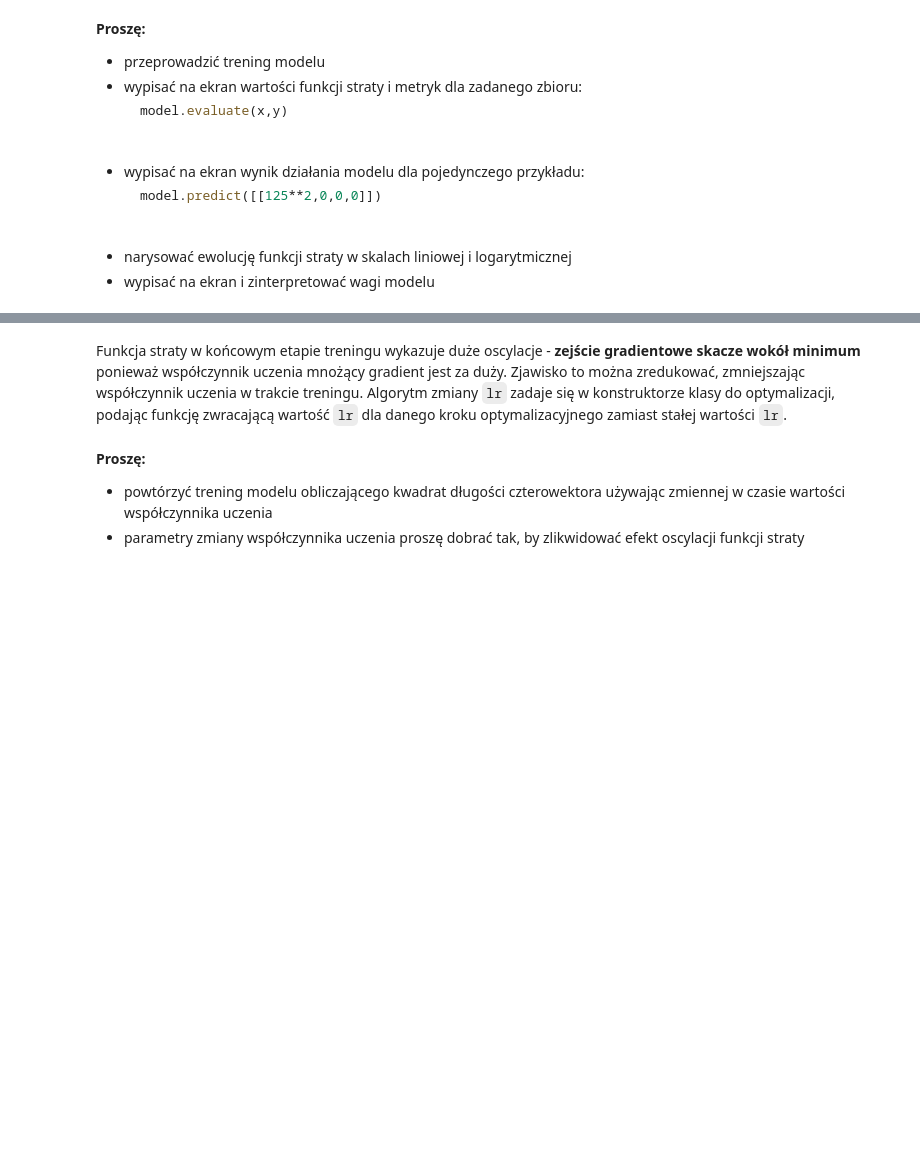
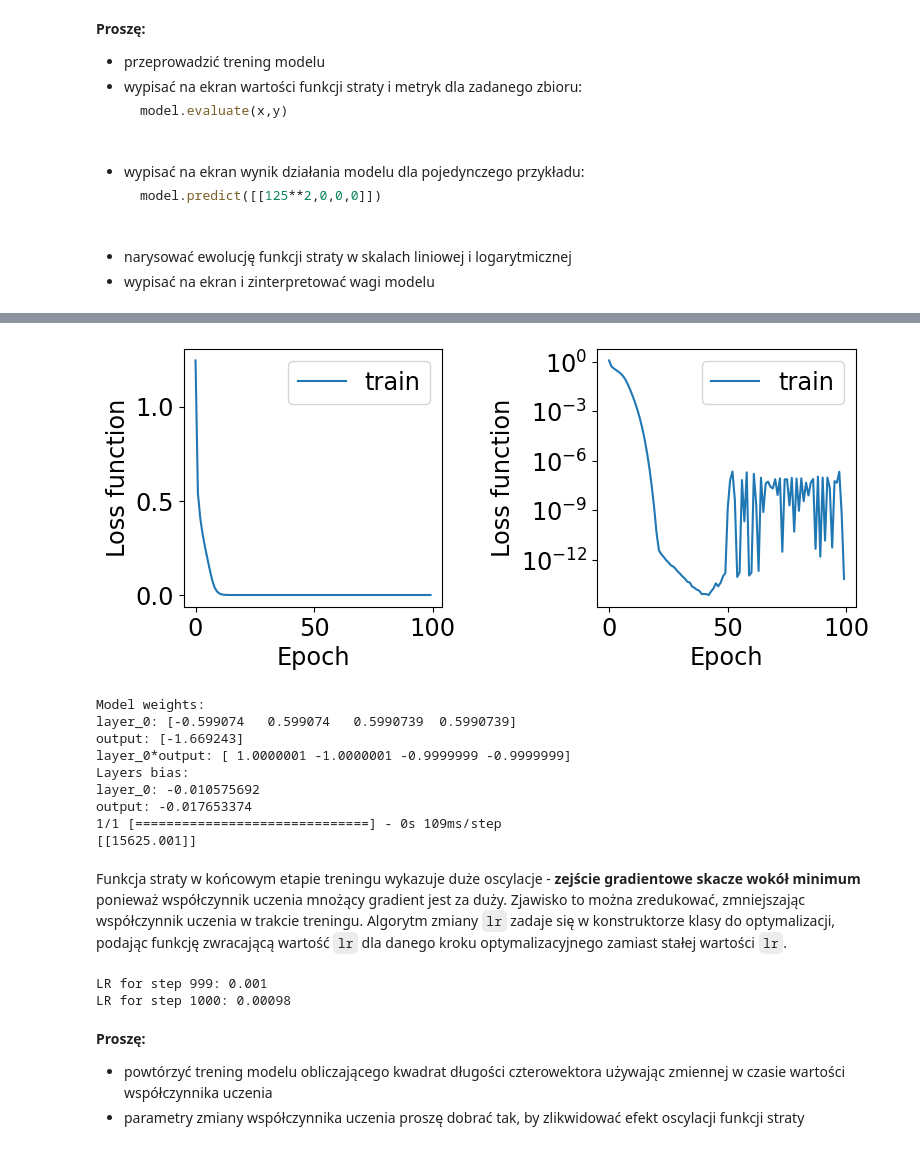
Before and after one commit to bkasza/MLII, a Jupyter notebook: 12.03/03_Trening_modelu.ipynb, the cells around one changed output, grey strips where cells are left out. Saved outputs shown, nothing was run; the diff lists cells and outputs as text; code cells hidden in the pictures; blank space fills up the shorter version.

```diff
--- a/12.03/03_Trening_modelu.ipynb
+++ b/12.03/03_Trening_modelu.ipynb
@@ -362,0 +415,22 @@ pass
+# %%
+%time
+"evol model"
+nInputs = 4
+nHidenNeurons = 1
+nOutputNeurons = 1
+
+nPoints = 10000
+x = getFeatures(nPoints)
+y = np.sum(x*(1,-1,-1,-1), axis=1) # x razy wektor wag, czyli to do czego sie fitujemy
+
+nInputs = 4
+nHidenNeurons = 1
+nOutputNeurons = 1
+lr = 1E-3
+model = getModel(nInputs, nHidenNeurons, nOutputNeurons, lr)
+
+nEpochs = 100
+history = model.fit(x=x, y=y, epochs=nEpochs, verbose=0)
+metrics = model.evaluate(x=x, y=y)
+
+x_test = np.array([[125**2,0,0,0]])
@@ -363,3 +441,27 @@ pass
+# %%
+plotTrainHistory(history)
+
+print(colored("Model weights:","blue"))
+print(colored("layer_0:","blue"), model.get_layer('layer_1').weights[0].numpy()[:,0])
+print(colored("output:","blue"), model.get_layer('output').weights[0].numpy()[:,0])
+print(colored("layer_0*output:","blue"), (model.get_layer('layer_1').weights[0]*model.get_layer('output').weights[0]).numpy()[:,0]) #to jest nasza finalna waga
+
+print(colored("Layers bias:","blue"))
+print(colored("layer_0:","blue"), model.get_layer('layer_1').weights[1].numpy()[0])
+print(colored("output:","blue"), model.get_layer('output').weights[1].numpy()[0])
+
+print(model.predict(x_test))
+# %% [output]
+[figure, added]
+Model weights:
+layer_0: [-0.599074   0.599074   0.5990739  0.5990739]
+output: [-1.669243]
+layer_0*output: [ 1.0000001 -1.0000001 -0.9999999 -0.9999999]
+Layers bias:
+layer_0: -0.010575692
+output: -0.017653374
+1/1 [==============================] - 0s 109ms/step
+[[15625.001]]
 # %% [markdown]
 Funkcja straty w końcowym etapie treningu wykazuje duże oscylacje - **zejście gradientowe skacze wokół minimum** ponieważ współczynnik uczenia mnożący gradient jest za duży. Zjawisko to można zredukować, zmniejszając współczynnik uczenia w trakcie treningu. Algorytm zmiany `lr` zadaje się w konstruktorze klasy do optymalizacji, podając funkcję zwracającą wartość `lr` dla danego kroku optymalizacyjnego zamiast stałej wartości `lr`.
 # %%
@@ -370,8 +472,11 @@ lr_schedule = tf.keras.optimizers.schedules.ExponentialDecay(initial_learning_ra
                 staircase=True)
 optimizer = tf.keras.optimizers.Adam(learning_rate=lr_schedule)
 
-print(colored("LR for step 999:","blue"),lr_schedule(step=999).numpy())
-print(colored("LR for step 1000:","blue"),lr_schedule(step=1000).numpy())
+print(colored("LR for step 999:","blue"),lr_schedule(step=99).numpy())
+print(colored("LR for step 1000:","blue"),lr_schedule(step=1200).numpy())
+# %% [output]
+LR for step 999: 0.001
+LR for step 1000: 0.00098
 # %% [markdown]
 **Proszę:**
 
```
Also changed, not shown: parts of 18 cells of this notebook, 3 other files.
